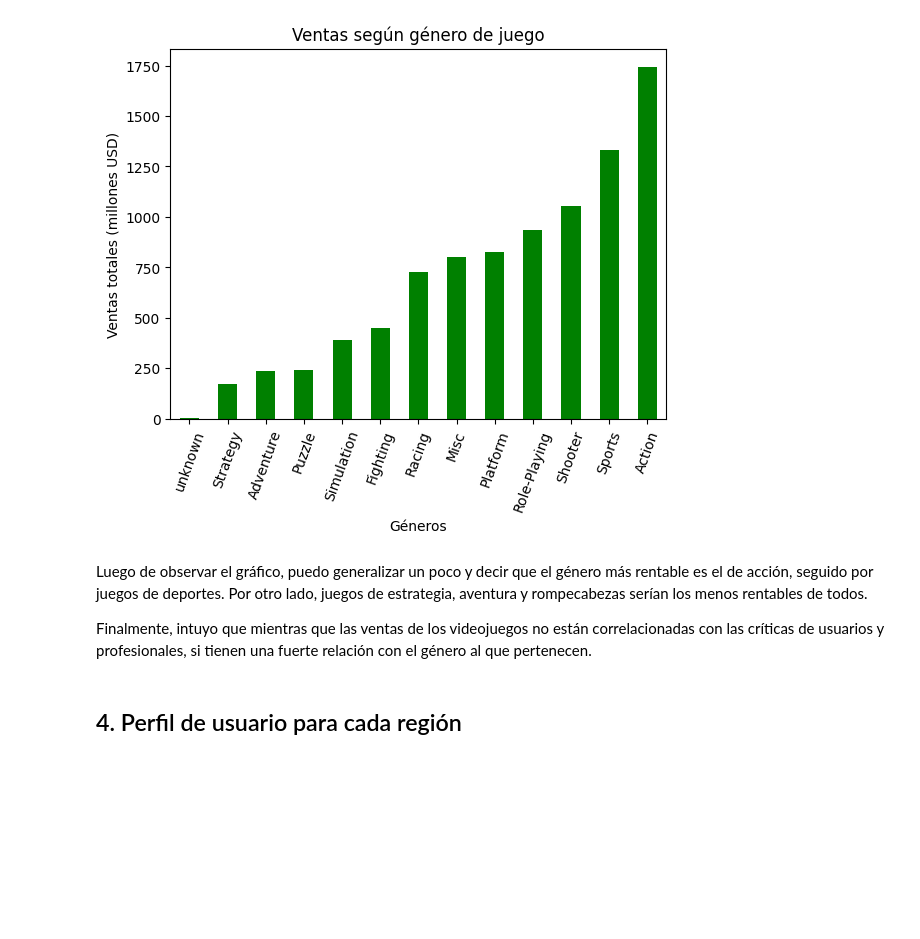
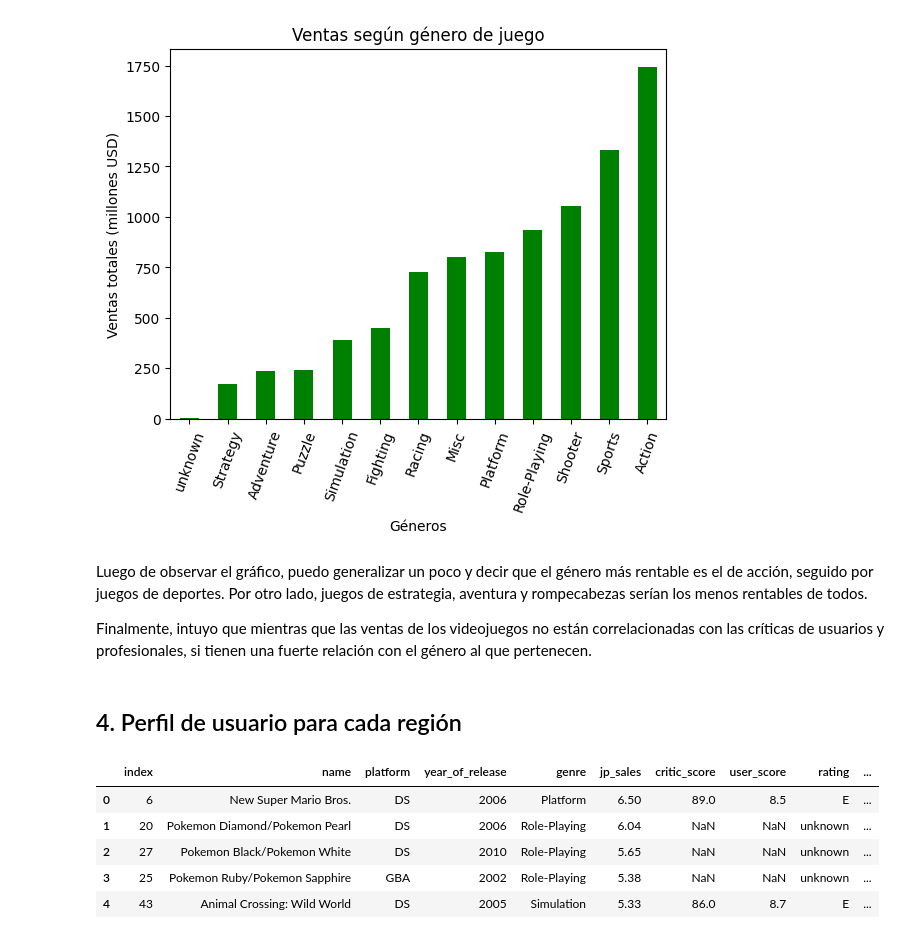
Before and after one commit to wh1tneyr/Analisis-exploratorio-de-datos-y-ambientes-virtuales, a Jupyter notebook: proyecto_05.ipynb, the cells around one changed output. Cells and saved outputs as stored; diff of their text form; code cells hidden in the pictures; blank space fills up the shorter version.

Commit message:
creando un perfil de usuario para ventas en japón

```diff
--- a/proyecto_05.ipynb
+++ b/proyecto_05.ipynb
@@ -310,3 +310,23 @@ Luego de observar el gráfico, puedo generalizar un poco y decir que el género
 Finalmente, intuyo que mientras que las ventas de los videojuegos no están correlacionadas con las críticas de usuarios y profesionales, si tienen una fuerte relación con el género al que pertenecen.
 # %% [markdown]
 ## 4. Perfil de usuario para cada región
+# %%
+#perfil de usuario para ventas en Japón
+
+#ordenar el dataframe por las ventas en japón, en orden descendente
+jp_profile = games.sort_values('jp_sales', ascending=False)
+
+#seleccionando las mejores ventas entre el año 2002 y 2015
+jp_top_5_games = jp_profile[(jp_profile['year_of_release'] >= 2002) & (jp_profile['year_of_release'] <=2015)]
+
+#estableciendo el top 5 de las plataformas que vendieron mas en japón
+jp_top_5 = jp_top_5_games[['name', 'platform', 'year_of_release', 'genre', 'jp_sales', 'critic_score', 'user_score', 'rating', 'total_sales']].head().reset_index()
+
+jp_top_5
+# %% [output]
+|  | index | name | platform | year_of_release | genre | jp_sales | critic_score | user_score | rating | ... |
+| 0 | 6 | New Super Mario Bros. | DS | 2006 | Platform | 6.50 | 89.0 | 8.5 | E | ... |
+| 1 | 20 | Pokemon Diamond/Pokemon Pearl | DS | 2006 | Role-Playing | 6.04 | NaN | NaN | unknown | ... |
+| 2 | 27 | Pokemon Black/Pokemon White | DS | 2010 | Role-Playing | 5.65 | NaN | NaN | unknown | ... |
+| 3 | 25 | Pokemon Ruby/Pokemon Sapphire | GBA | 2002 | Role-Playing | 5.38 | NaN | NaN | unknown | ... |
+| 4 | 43 | Animal Crossing: Wild World | DS | 2005 | Simulation | 5.33 | 86.0 | 8.7 | E | ... |
```
Also changed, not shown: parts of 1 cell of this notebook.
